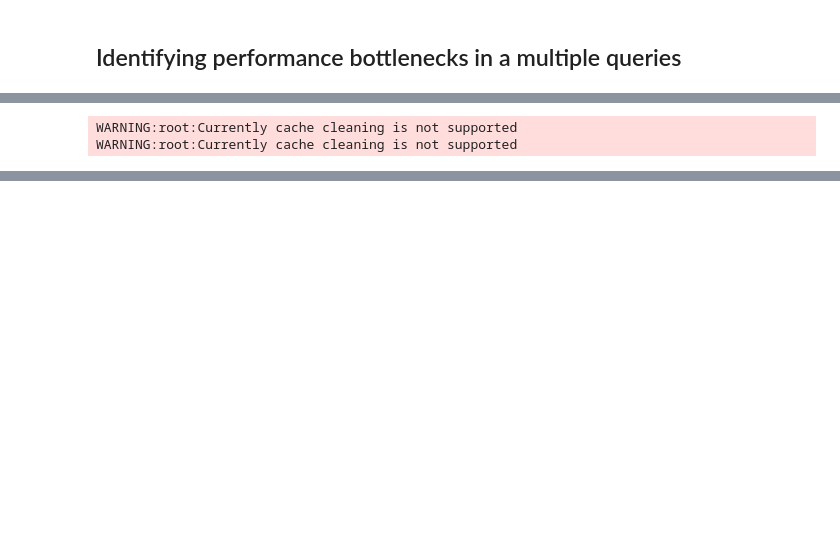
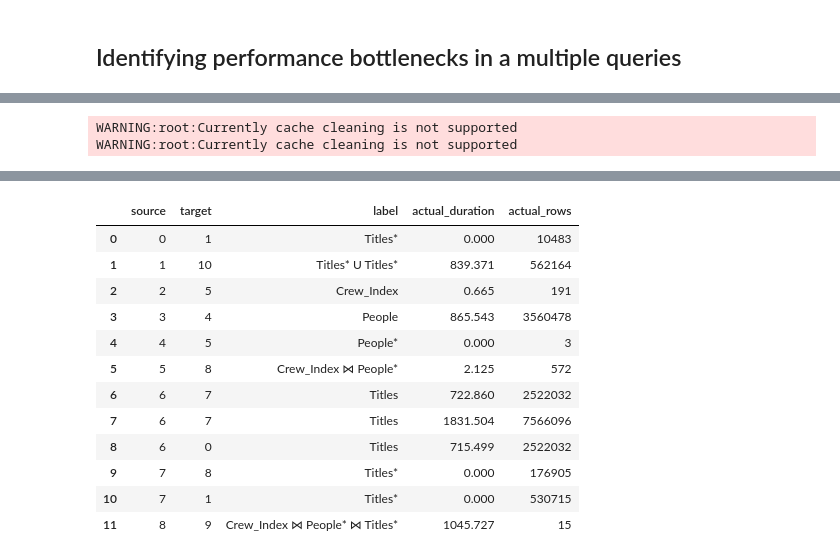
Before and after one commit to eyaltrabelsi/query-flow, a Jupyter notebook: examples/7. Identifying performance bottlenecks in a multiple queries.ipynb, the cells around one changed output, grey strips where cells are left out. Drawn from its saved outputs; the diff is of its cells as text; code cells hidden in the pictures; blank space fills up the shorter version.

```diff
--- a/examples/7. Identifying performance bottlenecks in a multiple queries.ipynb
+++ b/examples/7. Identifying performance bottlenecks in a multiple queries.ipynb
@@ -63,6 +115,8 @@ with create_engine(con_str).connect() as con:
 # %%
-flow_df = query_renderer.get_flow_df(queries, con_str=con_str)
-# query_renderer.vizualize(flow_df, metrics=["actual_duration"], title="crap",open_=False)
+fake_flow_df = query_renderer.get_flow_df(queries, con_str=con_str)
+# 2,6
+query_renderer.vizualize(flow_df, metrics=["actual_duration"], title="multiple queries optimization",open_=False)
+flow_df[["source","target", "label", "actual_duration", "actual_rows"]]
 # %% [output]
 WARNING:root:Currently cache cleaning is not supported
 WARNING:root:Currently cache cleaning is not supported
@@ -68,0 +124,13 @@ WARNING:root:Currently cache cleaning is not supported
+|  | source | target | label | actual_duration | actual_rows |
+| 0 | 0 | 1 | Titles* | 0.000 | 10483 |
+| 1 | 1 | 10 | Titles* U Titles* | 839.371 | 562164 |
+| 2 | 2 | 5 | Crew_Index | 0.665 | 191 |
+| 3 | 3 | 4 | People | 865.543 | 3560478 |
+| 4 | 4 | 5 | People* | 0.000 | 3 |
+| 5 | 5 | 8 | Crew_Index ⋈ People* | 2.125 | 572 |
+| 6 | 6 | 7 | Titles | 722.860 | 2522032 |
+| 7 | 6 | 7 | Titles | 1831.504 | 7566096 |
+| 8 | 6 | 0 | Titles | 715.499 | 2522032 |
+| 9 | 7 | 8 | Titles* | 0.000 | 176905 |
+| 10 | 7 | 1 | Titles* | 0.000 | 530715 |
+| 11 | 8 | 9 | Crew_Index ⋈ People* ⋈ Titles* | 1045.727 | 15 |
```
Also changed, not shown: parts of 13 cells of this notebook, 23 other files.
